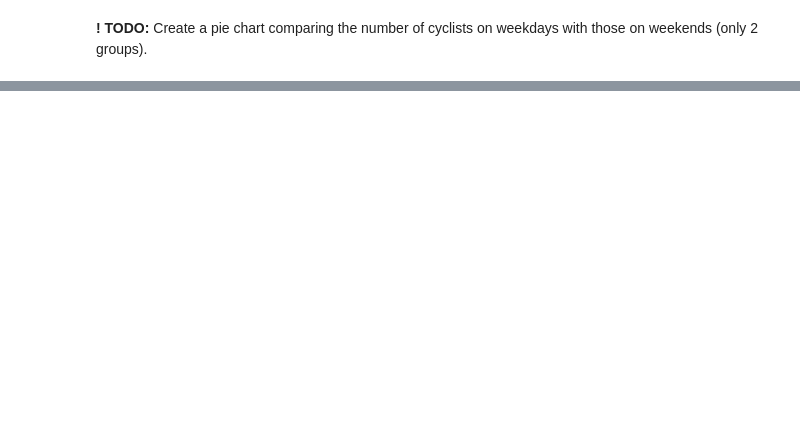
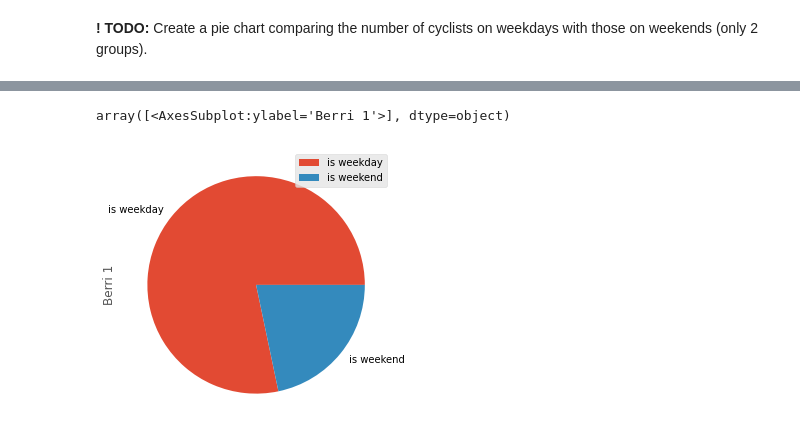
Before and after one commit to bensn131/pandas-cookbook, a Jupyter notebook: cookbook/Chapter 04 - Find out on which weekday people bike the most with groupby and aggregate.ipynb, the cells around one changed output, grey strips where cells are left out. Saved outputs shown, nothing was run; the diff lists cells and outputs as text; code cells hidden in the pictures; blank space fills up the shorter version.

```diff
--- a/cookbook/Chapter 04 - Find out on which weekday people bike the most with groupby and aggregate.ipynb
+++ b/cookbook/Chapter 04 - Find out on which weekday people bike the most with groupby and aggregate.ipynb
@@ -122,20 +201,24 @@ berri_bikes['is_weekend'] =
 # %%
 #Solution:
-bikes = pd.read_csv('../data/bikes.csv',
+bikes = pd.read_csv(PATH,
                     sep=';', encoding='latin1',
                     parse_dates=['Date'], dayfirst=True,
                     index_col='Date')
 berri_bikes = bikes[['Berri 1']].copy()
 
 # get corresponding weekday entries as a Series
 weekday = berri_bikes.index.weekday
 
+## YOUR CODE STARTS HERE#
 # Based on the series 'weekday', create a column 'is_weekend' that indicates whether it is a weekend day or weekday.
 berri_bikes['is_weekend'] = weekday // 5
 
 #convert to strings 'is weekday' and 'is weekend'
 berri_bikes['is_weekend'] = berri_bikes['is_weekend'].astype(str).replace({'0': 'is weekday', '1': 'is weekend'})
 
 # Add up the number of cyclists using the 'is_weekend' column, and plot!
 weekday_counts = berri_bikes.groupby('is_weekend').aggregate(sum)
 weekday_counts.plot(kind='pie', subplots=True)
+# %% [output]
+array([<AxesSubplot:ylabel='Berri 1'>], dtype=object)
+[figure, added]
```
Also changed, not shown: parts of 15 cells of this notebook, 9 other files.
